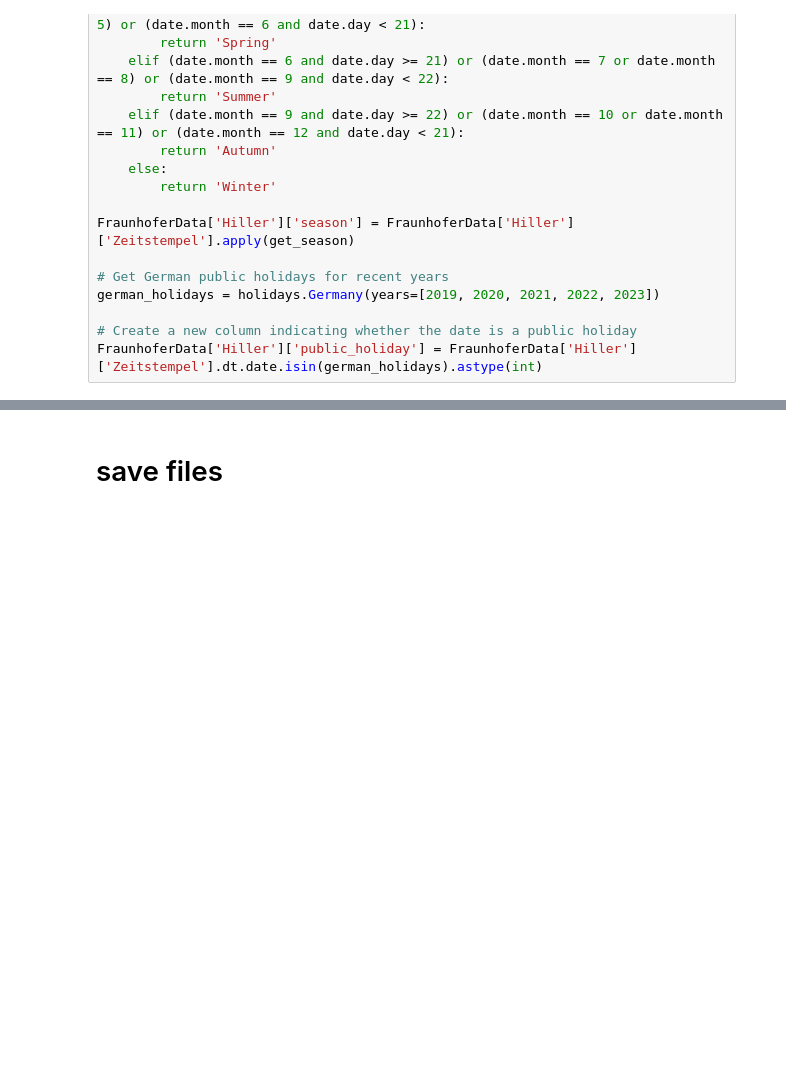
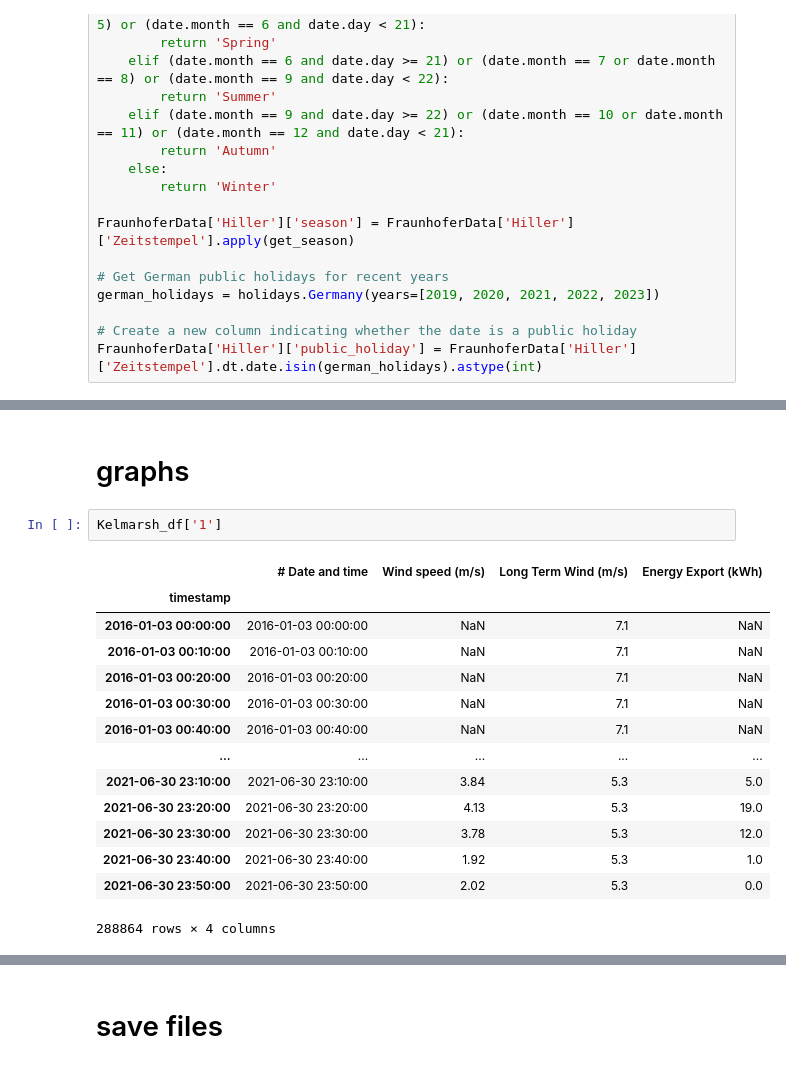
Before and after one commit to janbesler/Masterarbeit, a Jupyter notebook: src/0_Data_Pipeline.ipynb, the cells around one changed output, grey strips where cells are left out. Drawn from its saved outputs; the diff is of its cells as text; blank space fills up the shorter version.

```diff
--- a/src/0_Data_Pipeline.ipynb
+++ b/src/0_Data_Pipeline.ipynb
@@ -473,0 +469,19 @@ time_features(FraunhoferData['Hiller'], "BY")[['Zeitstempel', 'day_of_week', 'se
+# %% [markdown]
+# graphs
+# %%
+Kelmarsh_df['1']
+# %% [output]
+|  | # Date and time | Wind speed (m/s) | Long Term Wind (m/s) | Energy Export (kWh) |
+| timestamp |  |  |  |  |
+| 2016-01-03 00:00:00 | 2016-01-03 00:00:00 | NaN | 7.1 | NaN |
+| 2016-01-03 00:10:00 | 2016-01-03 00:10:00 | NaN | 7.1 | NaN |
+| 2016-01-03 00:20:00 | 2016-01-03 00:20:00 | NaN | 7.1 | NaN |
+| 2016-01-03 00:30:00 | 2016-01-03 00:30:00 | NaN | 7.1 | NaN |
+| 2016-01-03 00:40:00 | 2016-01-03 00:40:00 | NaN | 7.1 | NaN |
+| ... | ... | ... | ... | ... |
+| 2021-06-30 23:10:00 | 2021-06-30 23:10:00 | 3.84 | 5.3 | 5.0 |
+| 2021-06-30 23:20:00 | 2021-06-30 23:20:00 | 4.13 | 5.3 | 19.0 |
+| 2021-06-30 23:30:00 | 2021-06-30 23:30:00 | 3.78 | 5.3 | 12.0 |
+| 2021-06-30 23:40:00 | 2021-06-30 23:40:00 | 1.92 | 5.3 | 1.0 |
+| 2021-06-30 23:50:00 | 2021-06-30 23:50:00 | 2.02 | 5.3 | 0.0 |
+288864 rows × 4 columns
```
Also changed, not shown: parts of 14 cells of this notebook, 4 other files.
